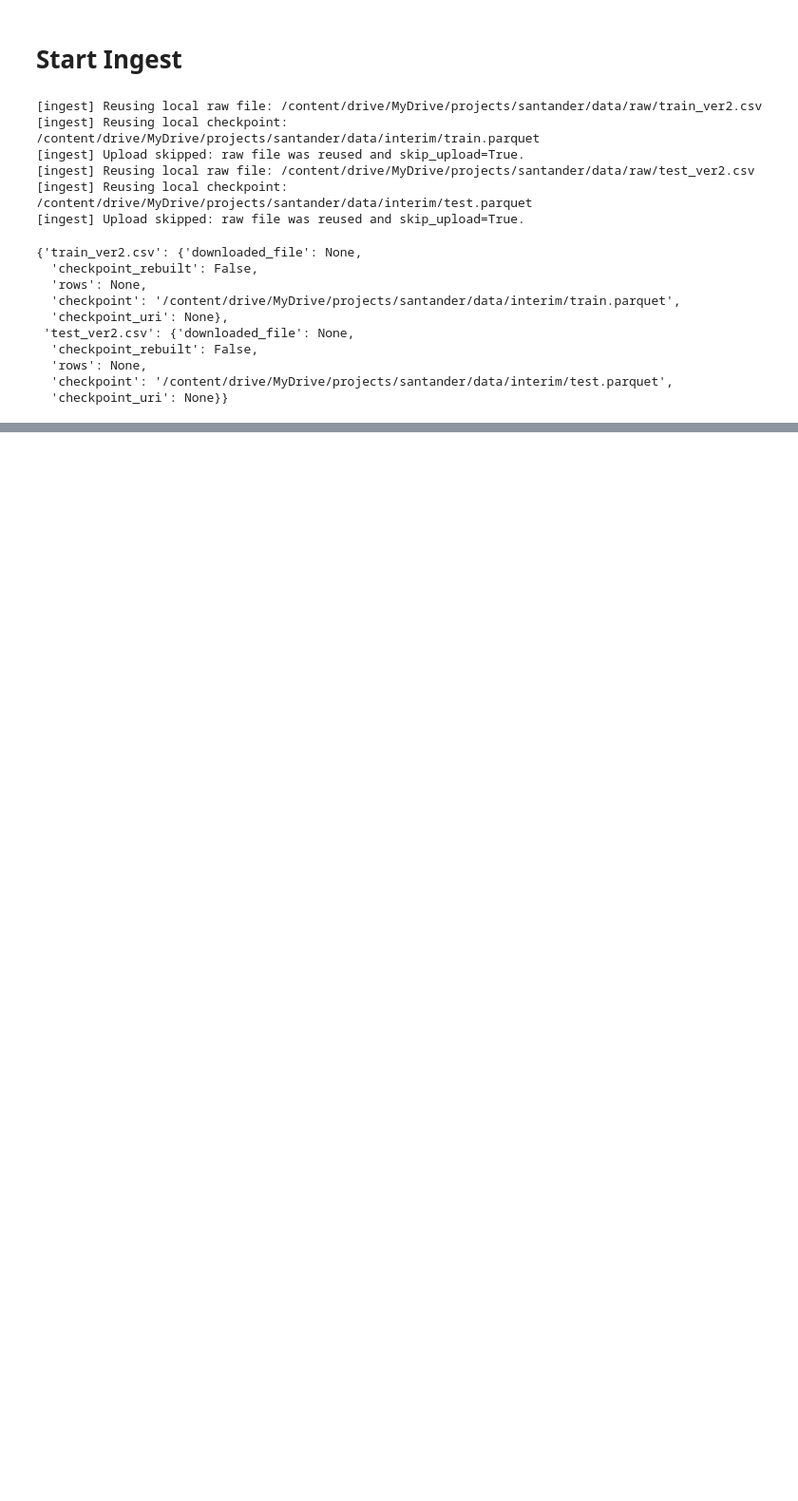
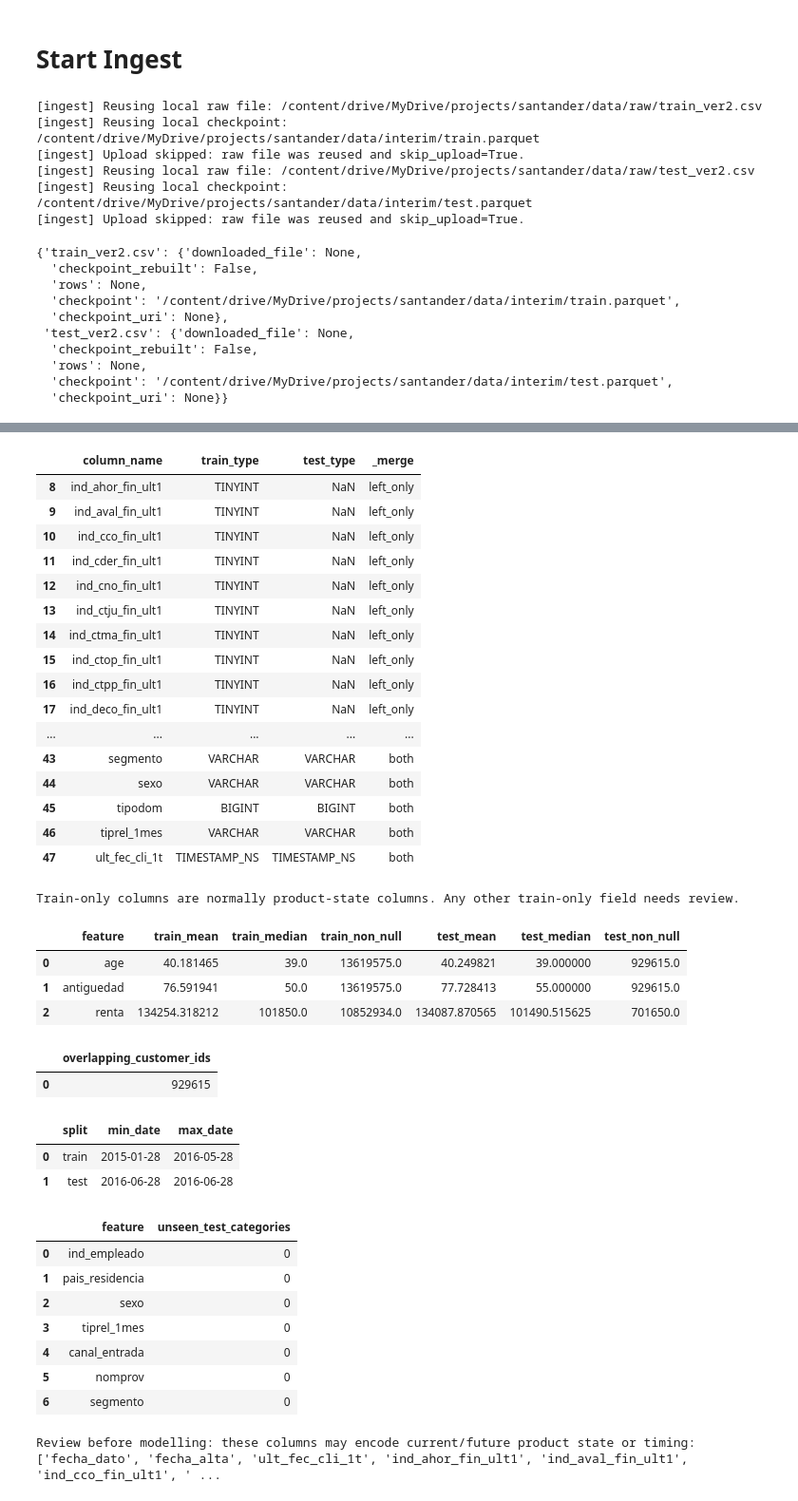
Before and after one commit to lbngyn/Santander-Product-Recommendation, a Jupyter notebook: notebooks/EDA-v1.ipynb, the cells around one changed output, grey strips where cells are left out. Shown at 95% size. Cells and saved outputs as stored; diff of their text form; code cells hidden in the pictures; blank space fills up the shorter version.

```diff
--- a/notebooks/EDA-v1.ipynb
+++ b/notebooks/EDA-v1.ipynb
@@ -216,0 +743,80 @@ ingest_results
+# %%
+if TEST_COLUMNS is None:
+    print('Test checkpoint is unavailable; train/test comparison skipped.')
+else:
+    train_schema = TRAIN_COLUMNS[['column_name', 'column_type']].rename(columns={'column_type': 'train_type'})
+    test_schema = TEST_COLUMNS[['column_name', 'column_type']].rename(columns={'column_type': 'test_type'})
+    schema_comparison = train_schema.merge(test_schema, on='column_name', how='outer', indicator=True)
+    display(schema_comparison.sort_values(['_merge', 'column_name']))
+    print('Train-only columns are normally product-state columns. Any other train-only field needs review.')
+
+    common_numeric = [c for c in numeric_features if c in set(TEST_COLUMNS.column_name)]
+    numeric_shift_rows = []
+    for column in common_numeric:
+        col = quote_identifier(column)
+        train_stats = q(f'SELECT AVG({col}) AS mean, quantile_cont({col}, 0.5) AS median, COUNT({col}) AS non_null FROM read_parquet(?)', str(TRAIN_PARQUET)).iloc[0].to_dict()
+        test_stats = q(f'SELECT AVG({col}) AS mean, quantile_cont({col}, 0.5) AS median, COUNT({col}) AS non_null FROM read_parquet(?)', str(TEST_PARQUET)).iloc[0].to_dict()
+        numeric_shift_rows.append({'feature': column, **{f'train_{k}': v for k, v in train_stats.items()}, **{f'test_{k}': v for k, v in test_stats.items()}})
+    display(pd.DataFrame(numeric_shift_rows))
+
+    if 'ncodpers' in set(TEST_COLUMNS.column_name):
+        display(q('''
+            SELECT COUNT(*) AS overlapping_customer_ids
+            FROM (SELECT DISTINCT ncodpers FROM read_parquet(?)) train_ids
+            INNER JOIN (SELECT DISTINCT ncodpers FROM read_parquet(?)) test_ids USING (ncodpers)
+        ''', str(TRAIN_PARQUET), str(TEST_PARQUET)))
+
+    if 'fecha_dato' in set(TEST_COLUMNS.column_name):
+        display(q("SELECT 'train' AS split, MIN(fecha_dato) AS min_date, MAX(fecha_dato) AS max_date FROM read_parquet(?) UNION ALL SELECT 'test', MIN(fecha_dato), MAX(fecha_dato) FROM read_parquet(?)", str(TRAIN_PARQUET), str(TEST_PARQUET)))
+
+    shared_categories = [c for c in category_columns_to_check if c in set(TEST_COLUMNS.column_name)]
+    unseen_category_rows = []
+    for column in shared_categories:
+        col = quote_identifier(column)
+        unseen = q(f'''
+            SELECT COUNT(*) AS unseen_test_categories
+            FROM (SELECT DISTINCT {col} FROM read_parquet(?) WHERE {col} IS NOT NULL) test_values
+            WHERE {col} NOT IN (SELECT DISTINCT {col} FROM read_parquet(?) WHERE {col} IS NOT NULL)
+        ''', str(TEST_PARQUET), str(TRAIN_PARQUET)).iloc[0, 0]
+        unseen_category_rows.append({'feature': column, 'unseen_test_categories': unseen})
+    display(pd.DataFrame(unseen_category_rows))
+
+    leakage_candidates = [c for c in ALL_COLUMNS if c in PRODUCT_COLUMNS or c.startswith('fecha_') or c == 'ult_fec_cli_1t']
+    print('Review before modelling: these columns may encode current/future product state or timing:', leakage_candidates)
+# %% [output]
+|  | column_name | train_type | test_type | _merge |
+| 8 | ind_ahor_fin_ult1 | TINYINT | NaN | left_only |
+| 9 | ind_aval_fin_ult1 | TINYINT | NaN | left_only |
+| 10 | ind_cco_fin_ult1 | TINYINT | NaN | left_only |
+| 11 | ind_cder_fin_ult1 | TINYINT | NaN | left_only |
+| 12 | ind_cno_fin_ult1 | TINYINT | NaN | left_only |
+| 13 | ind_ctju_fin_ult1 | TINYINT | NaN | left_only |
+| 14 | ind_ctma_fin_ult1 | TINYINT | NaN | left_only |
+| 15 | ind_ctop_fin_ult1 | TINYINT | NaN | left_only |
+| 16 | ind_ctpp_fin_ult1 | TINYINT | NaN | left_only |
+| 17 | ind_deco_fin_ult1 | TINYINT | NaN | left_only |
+| ... | ... | ... | ... | ... |
+| 43 | segmento | VARCHAR | VARCHAR | both |
+| 44 | sexo | VARCHAR | VARCHAR | both |
+| 45 | tipodom | BIGINT | BIGINT | both |
+| 46 | tiprel_1mes | VARCHAR | VARCHAR | both |
+| 47 | ult_fec_cli_1t | TIMESTAMP_NS | TIMESTAMP_NS | both |
+Train-only columns are normally product-state columns. Any other train-only field needs review.
+|  | feature | train_mean | train_median | train_non_null | test_mean | test_median | test_non_null |
+| 0 | age | 40.181465 | 39.0 | 13619575.0 | 40.249821 | 39.000000 | 929615.0 |
+| 1 | antiguedad | 76.591941 | 50.0 | 13619575.0 | 77.728413 | 55.000000 | 929615.0 |
+| 2 | renta | 134254.318212 | 101850.0 | 10852934.0 | 134087.870565 | 101490.515625 | 701650.0 |
+|  | overlapping_customer_ids |
+| 0 | 929615 |
+|  | split | min_date | max_date |
+| 0 | train | 2015-01-28 | 2016-05-28 |
+| 1 | test | 2016-06-28 | 2016-06-28 |
+|  | feature | unseen_test_categories |
+| 0 | ind_empleado | 0 |
+| 1 | pais_residencia | 0 |
+| 2 | sexo | 0 |
+| 3 | tiprel_1mes | 0 |
+| 4 | canal_entrada | 0 |
+| 5 | nomprov | 0 |
+| 6 | segmento | 0 |
+Review before modelling: these columns may encode current/future product state or timing: ['fecha_dato', 'fecha_alta', 'ult_fec_cli_1t', 'ind_ahor_fin_ult1', 'ind_aval_fin_ult1', 'ind_cco_fin_ult1', ' ...
```
Also changed, not shown: parts of 31 cells of this notebook, 7 other files.
